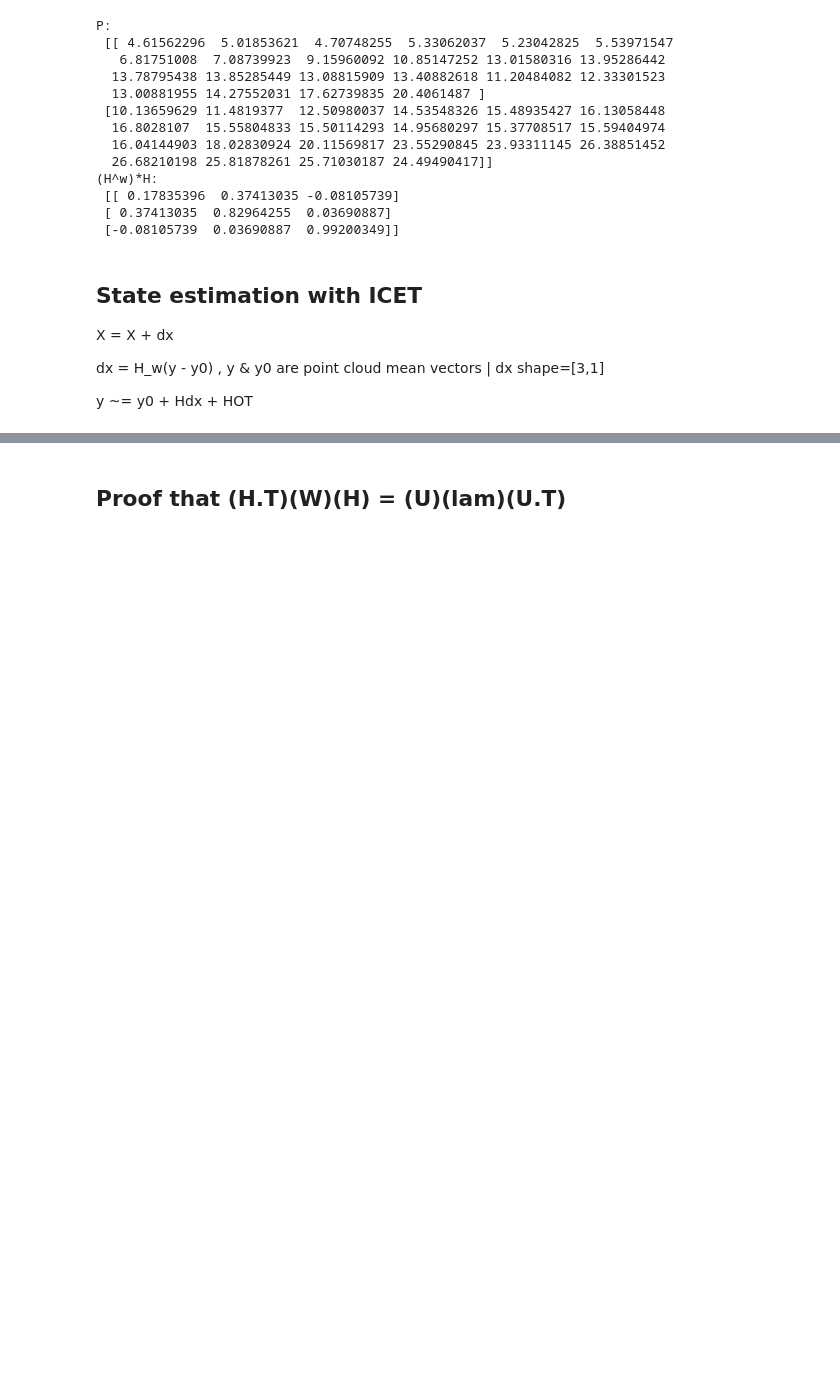
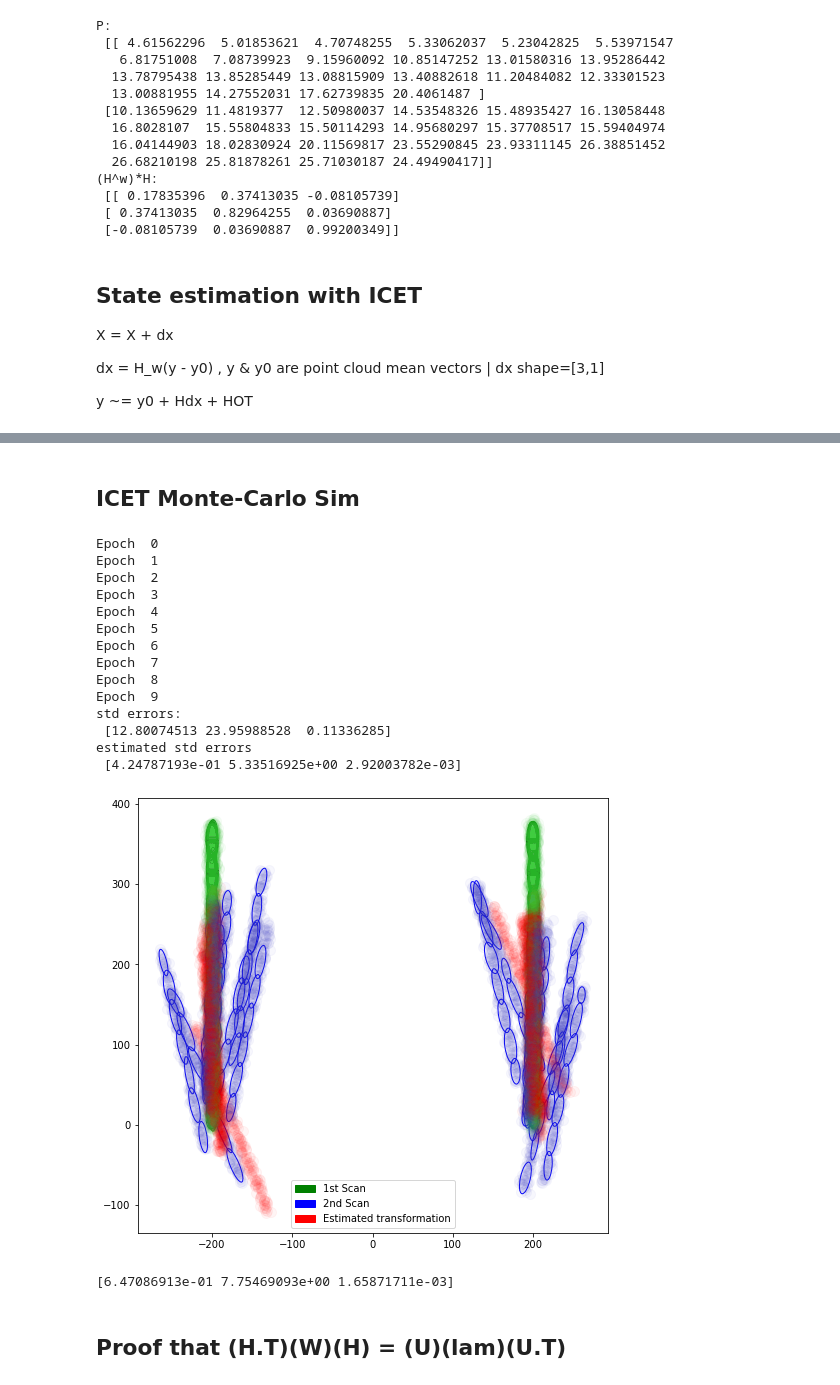
Before and after one commit to mcdermatt/ASAR, a Jupyter notebook: v1/train_network.ipynb, the cells around one changed output, grey strips where cells are left out. Drawn from its saved outputs; the diff is of its cells as text; code cells hidden in the pictures; blank space fills up the shorter version.

```diff
--- a/v1/train_network.ipynb
+++ b/v1/train_network.ipynb
@@ -682,3 +759,66 @@ ax13.plot(error)
+# %% [markdown]
+## ICET Monte-Carlo Sim
+# %%
+from ICET import ICET_v2
+fig12_2 = plt.figure()
+ax12_2 = fig12_2.add_subplot()
+ax12_2.set_aspect('equal')
+
+dat = np.load("data/high_res_noisy_dxdy_100.npy") #default
+a = 59            # easy test scans on default dataset: #40 #59 #10 #97 #33
+
+dat1 = dat[:,:scanpts]
+dat2 = dat[:,scanpts:2*scanpts]
+
+green = mpatches.Patch(color='green', label='1st Scan')
+blue = mpatches.Patch(color='blue', label='2nd Scan')
+red = mpatches.Patch(color='red', label='Estimated transformation')
+plt.legend(handles=[green, blue, red])
+
+fidelity = 10     # [N x N] grid of ellipses
+nc = 20            # number of cycles
+min_num_pts = 20  # minimum number of points per ellipse #works well with 5 for default
+atd = True        #along track demo
+
+Epochs = 10
+ICET_errors = np.zeros([Epochs,3])
+ICET_estimated_errors = np.zeros([Epochs,3])
+for i in range(Epochs):
+    print("Epoch ", i)
+    X, Q, error, x_actual = ICET_v2(dat1[a],dat2[a],fig12_2,ax12_2, fid = fidelity, num_cycles = nc, min_num_pts = min_num_pts, along_track_demo = atd)
+#     print("best transformation X = \n", X.T)
+#     print("actual: \n", x_actual)
+#     print("Q = \n", Q)
+    err = X.T + x_actual
+#     print("error: ", err)
+    ICET_errors[i,:] = err
+    ICET_estimated_errors[i,0] = np.sqrt(Q[0,0])
+    ICET_estimated_errors[i,1] = np.sqrt(Q[1,1])
+    ICET_estimated_errors[i,2] = np.sqrt(Q[2,2])
+
+print("std errors: \n", np.std(ICET_errors, axis = 0))
+print("estimated std errors \n", np.mean(ICET_estimated_errors, axis = 0))
+# %% [output]
+Epoch  0
+Epoch  1
+Epoch  2
+Epoch  3
+Epoch  4
+Epoch  5
+Epoch  6
+Epoch  7
+Epoch  8
+Epoch  9
+std errors:
+ [12.80074513 23.95988528  0.11336285]
+estimated std errors
+ [4.24787193e-01 5.33516925e+00 2.92003782e-03]
+[figure, added]
+# %%
+ICET_errors_no_outliars = ICET_errors[abs(ICET_errors[:,2]) < 0.01]
+print(np.std(ICET_errors_no_outliars, axis =0))
+# %% [output]
+[6.47086913e-01 7.75469093e+00 1.65871711e-03]
 # %% [markdown]
 ## Proof that (H.T)(W)(H) = (U)(lam)(U.T)
 # %%
```
Also changed, not shown: parts of 14 cells of this notebook, 3 other files.
